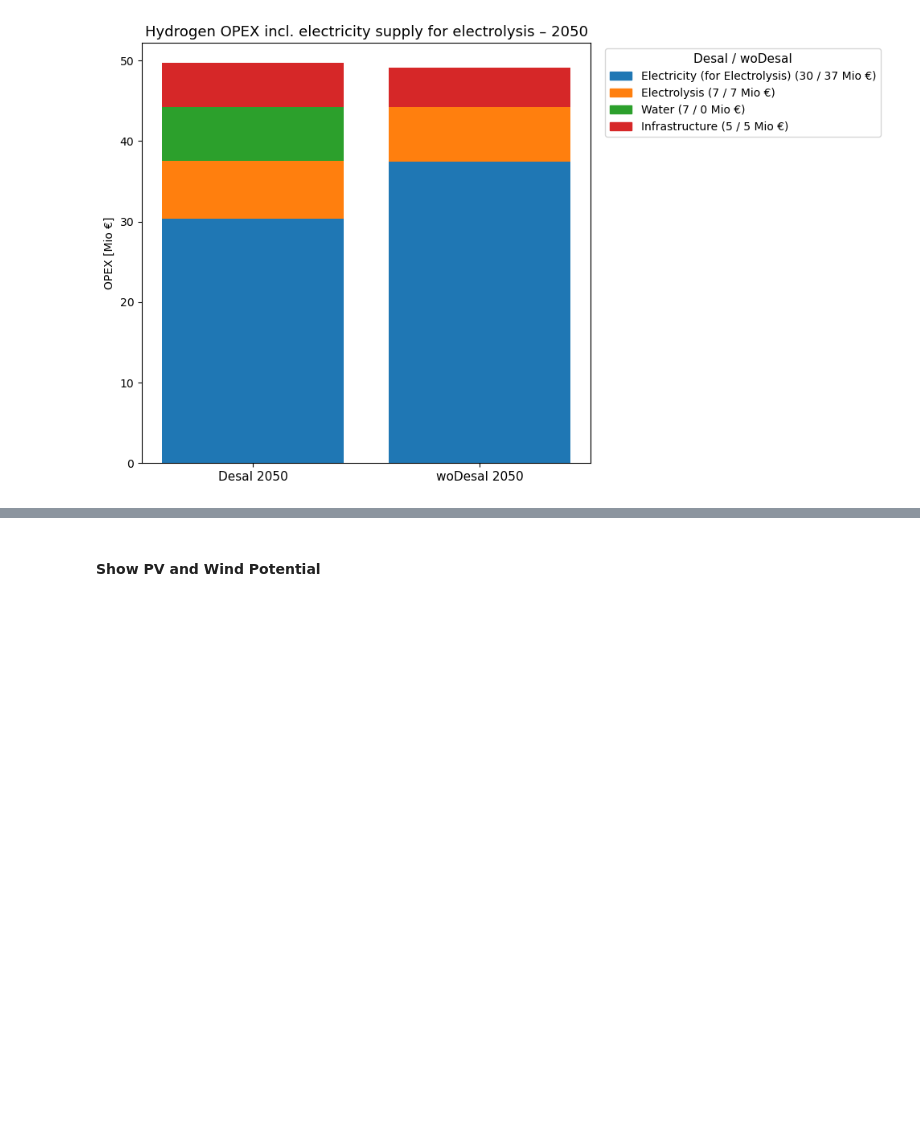
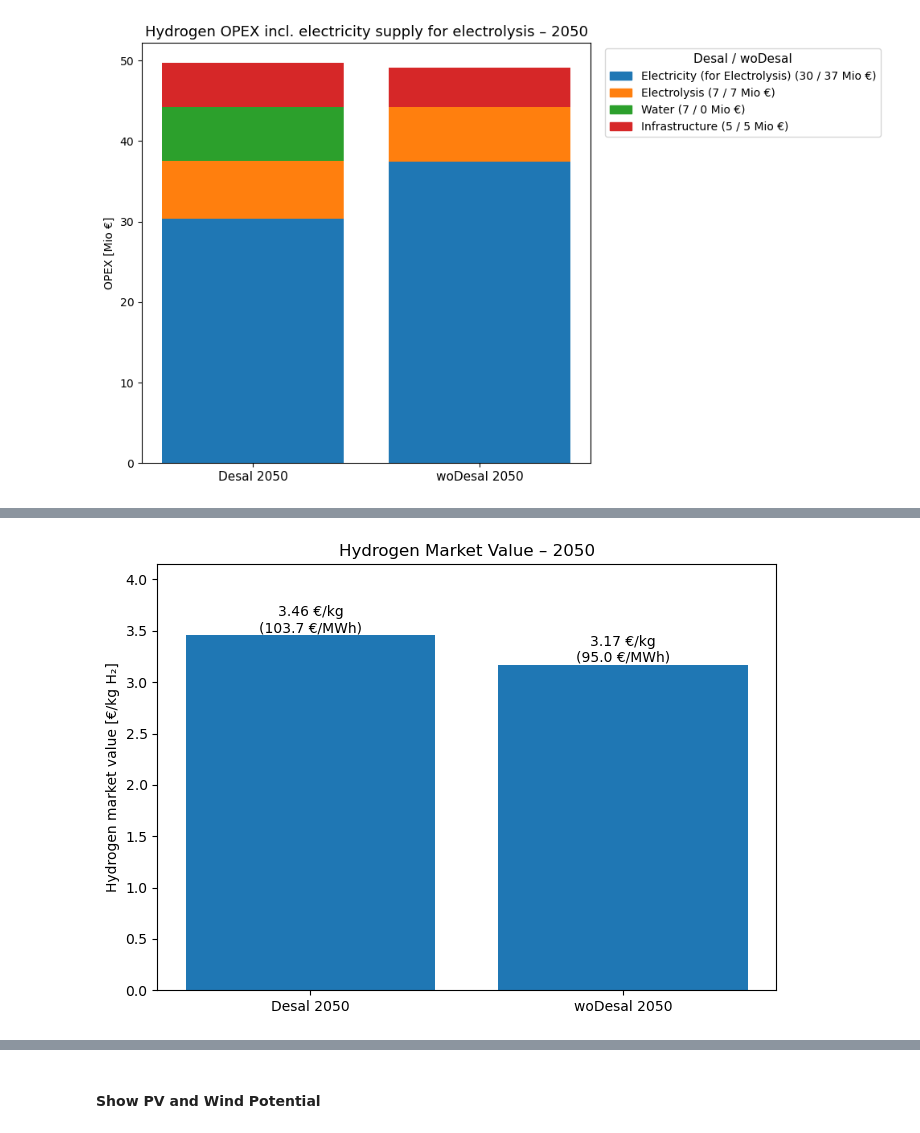
Before and after one commit to doneachh/desalination, a Jupyter notebook: workflow/notebooks/graphics.ipynb, the cells around one changed output, grey strips where cells are left out. Drawn from its saved outputs; the diff is of its cells as text; code cells hidden in the pictures; blank space fills up the shorter version.

```diff
--- a/workflow/notebooks/graphics.ipynb
+++ b/workflow/notebooks/graphics.ipynb
@@ -1660,2 +1849,99 @@ plt.show()
 # %%
 # plot Hydrogen Market value, hydrogen costs, hydrogen exports (prices + quantity + revenue), hydrogen capacity for desal and woDesal 2050 next to each other
+# %%
+def _snapshot_weights(net):
+    if hasattr(net, "snapshot_weightings") and net.snapshot_weightings is not None:
+        try:
+            if "generators" in net.snapshot_weightings:
+                return net.snapshot_weightings["generators"]
+        except Exception:
+            pass
+    return pd.Series(1.0, index=net.snapshots)
+
+def hydrogen_market_value(net, h2_bus_carrier="H2", h2_lhv_kwh_per_kg=33.33):
+    """
+    Hydrogen Market Value = revenue / quantity, computed primarily from H2 loads:
+      MV [€/MWh_H2] = sum_t (p_load * w * price_bus) / sum_t (p_load * w)
+
+    where price_bus is net.buses_t.marginal_price at the H2 bus (€/MWh_H2)
+    and p_load is net.loads_t.p of loads connected to H2 buses (MW_H2).
+
+    Returns:
+      mv_eur_per_mwh, mv_eur_per_kg, total_revenue_eur, total_quantity_mwh
+    """
+    if not hasattr(net, "buses_t") or not hasattr(net.buses_t, "marginal_price"):
+        raise ValueError("net.buses_t.marginal_price not found (no dual prices stored).")
+
+    w = _snapshot_weights(net)
+
+    # Identify H2 buses
+    h2_buses = net.buses.index[net.buses.carrier == h2_bus_carrier]
+    if len(h2_buses) == 0:
+        raise ValueError(f"No buses with carrier == '{h2_bus_carrier}' found.")
+
+    # H2 loads (buyers)
+    h2_loads = net.loads[net.loads.bus.isin(h2_buses)].copy()
+    if h2_loads.empty:
+        raise ValueError("No H2 loads found on H2 buses (cannot compute market value from demand).")
+
+    p_load = net.loads_t.p[h2_loads.index]  # MW_H2
+
+    # Quantity [MWh_H2]
+    q_mwh = float((p_load.mul(w, axis=0)).sum().sum())
+    if q_mwh == 0:
+        raise ValueError("Total H2 load energy is zero (cannot compute market value).")
+
+    # Per-load price time series at the corresponding H2 bus
+    price_mat = pd.DataFrame({ld: net.buses_t.marginal_price[bus] for ld, bus in h2_loads["bus"].items()})
+
+    # Revenue [€]
+    revenue_eur = float(((p_load.mul(w, axis=0)) * price_mat).sum().sum())
+
+    mv_eur_per_mwh = revenue_eur / q_mwh
+
+    # Convert €/MWh -> €/kg via LHV:
+    # 1 MWh = 1000 kWh, kg = kWh / (kWh/kg) => kg per MWh = 1000 / LHV
+    kg_per_mwh = 1000.0 / h2_lhv_kwh_per_kg
+    mv_eur_per_kg = mv_eur_per_mwh / kg_per_mwh
+
+    return mv_eur_per_mwh, mv_eur_per_kg, revenue_eur, q_mwh
+
+# ============================
+# Compute for both scenarios
+# ============================
+mv_d_mwh, mv_d_kg, rev_d, q_d = hydrogen_market_value(desal, h2_bus_carrier="H2")
+mv_w_mwh, mv_w_kg, rev_w, q_w = hydrogen_market_value(wodesal, h2_bus_carrier="H2")
+
+# ============================
+# Plot (€/kg H2) with values on bars
+# ============================
+fig, ax = plt.subplots(figsize=(7, 5))
+
+labels = ["Desal 2050", "woDesal 2050"]
+vals_kg = [mv_d_kg, mv_w_kg]
+
+bars = ax.bar(labels, vals_kg)
+
+ax.set_ylabel("Hydrogen market value [€/kg H₂]")
+ax.set_title("Hydrogen Market Value – 2050")
+
+# annotate bars (also show €/MWh_H2 in the label)
+vals_mwh = [mv_d_mwh, mv_w_mwh]
+for b, vkg, vmwh in zip(bars, vals_kg, vals_mwh):
+    ax.text(
+        b.get_x() + b.get_width() / 2,
+        b.get_height(),
+        f"{vkg:.2f} €/kg\n({vmwh:.1f} €/MWh)",
+        ha="center",
+        va="bottom",
+        fontsize=10,
+    )
+
+# add headroom to avoid clipping
+ymax = max(vals_kg) if max(vals_kg) > 0 else 1.0
+ax.set_ylim(0, ymax * 1.20)
+
+plt.tight_layout()
+plt.show()
+# %% [output]
+[figure, added]
```
Also changed, not shown: parts of 8 cells of this notebook.
